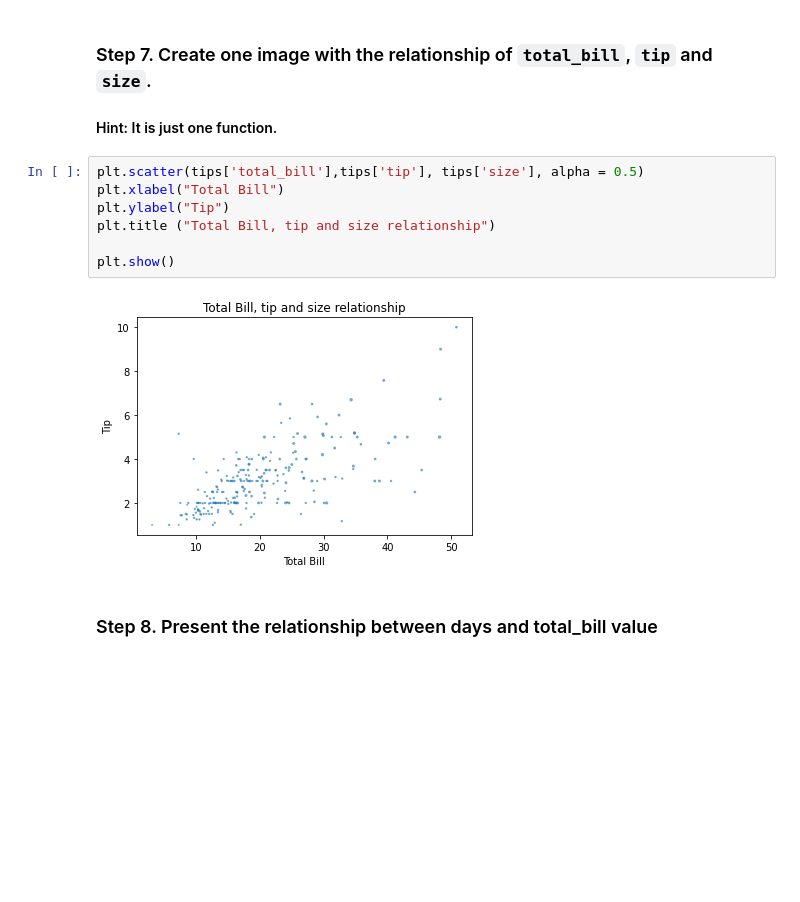
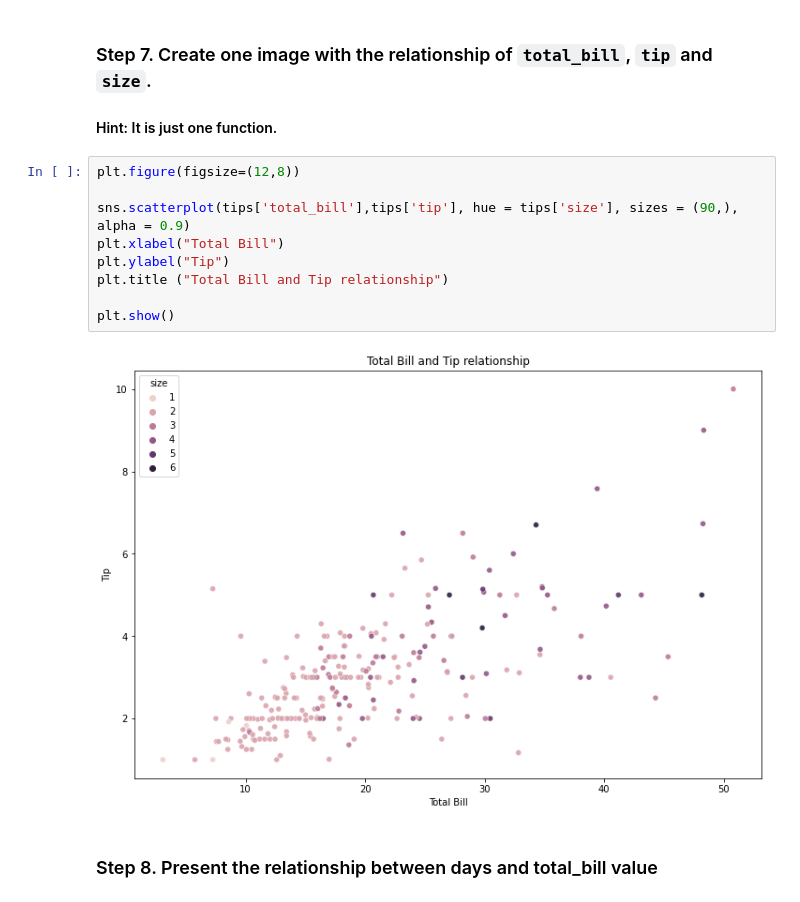
Before and after one commit to GinaGarridoCasas/Gina, a Jupyter notebook: week5_EDA_scraping_eda_summary/day4_correlation_matrix_outliers_rare/Ejercicios_visualizacion/Tips_viz.ipynb, the cells around one changed output. Cells and saved outputs as stored; diff of their text form; blank space fills up the shorter version.

```diff
--- a/week5_EDA_scraping_eda_summary/day4_correlation_matrix_outliers_rare/Ejercicios_visualizacion/Tips_viz.ipynb
+++ b/week5_EDA_scraping_eda_summary/day4_correlation_matrix_outliers_rare/Ejercicios_visualizacion/Tips_viz.ipynb
@@ -104,14 +123,16 @@ plt.show()
 ### Step 7.  Create one image with the relationship of `total_bill`, `tip` and `size`.
 #### Hint: It is just one function.
 # %%
-plt.scatter(tips['total_bill'],tips['tip'], tips['size'], alpha = 0.5)
+plt.figure(figsize=(12,8))
+
+sns.scatterplot(tips['total_bill'],tips['tip'], hue = tips['size'], sizes = (90,), alpha = 0.9)
 plt.xlabel("Total Bill")
 plt.ylabel("Tip")
-plt.title ("Total Bill, tip and size relationship")
+plt.title ("Total Bill and Tip relationship")
 
 plt.show()
 # %% [output]
-[figure, old version]
+[figure, new version]
 # %% [markdown]
 ### Step 8. Present the relationship between days and total_bill value
 # %%
```
Also changed, not shown: parts of 9 cells of this notebook, 15 other files.
